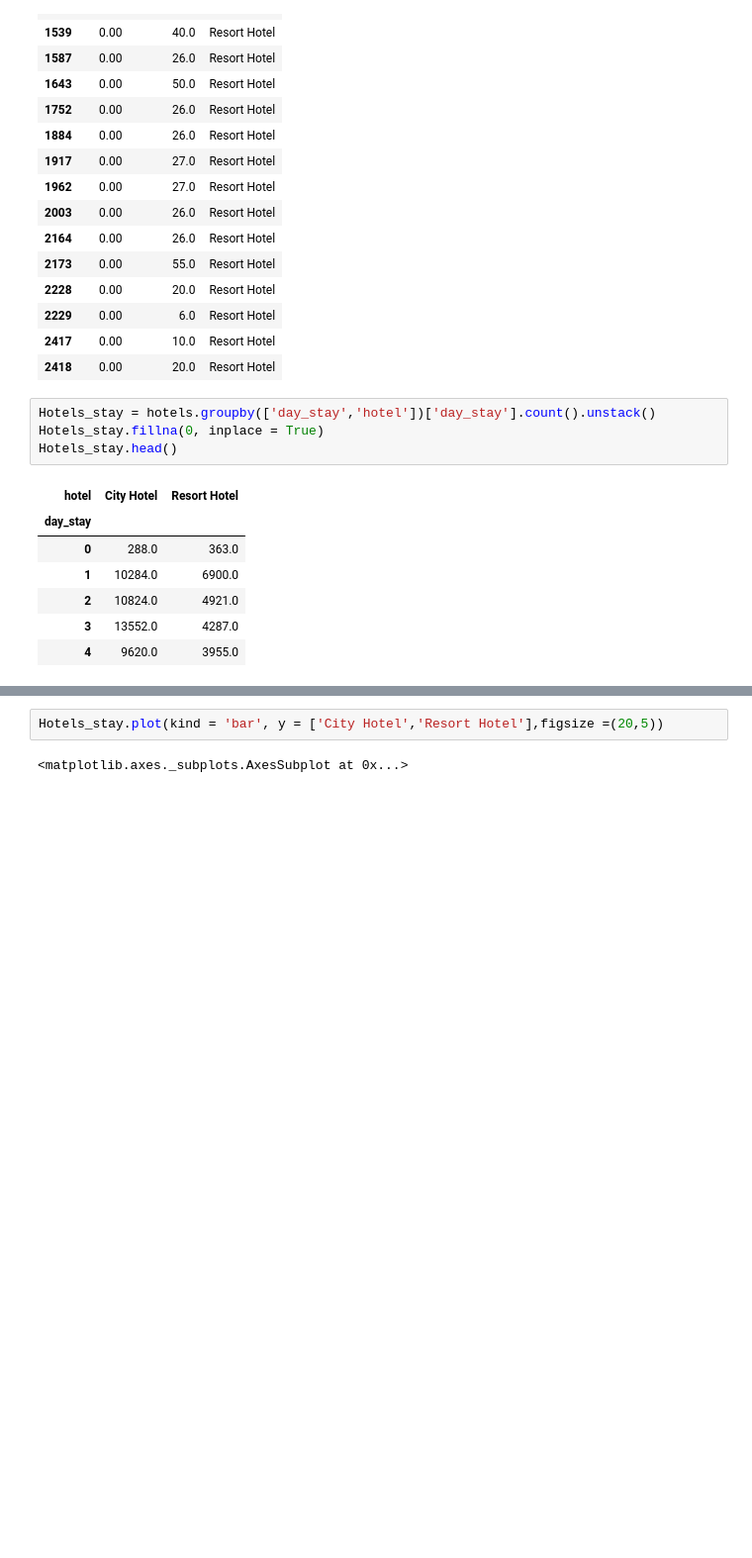
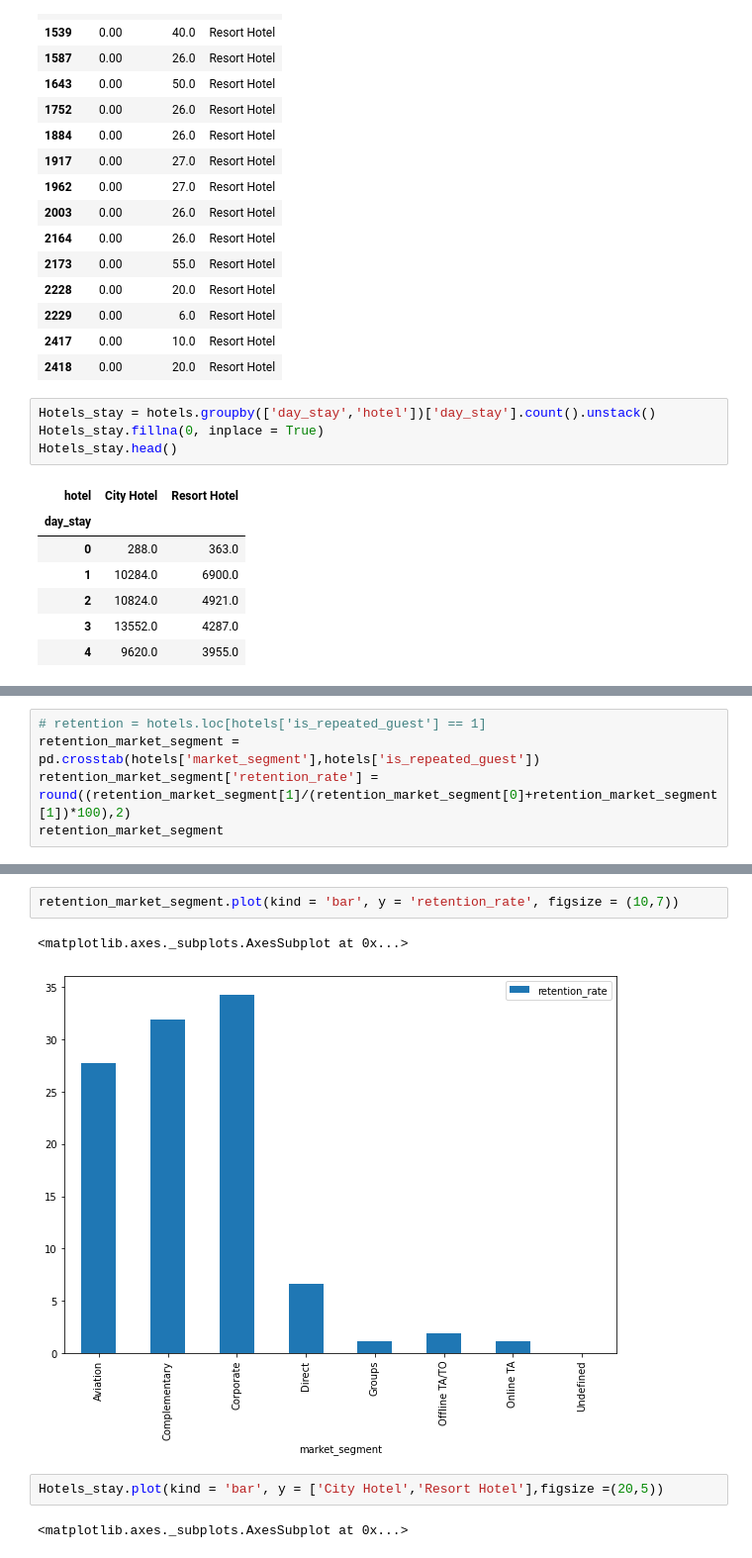
Before and after one commit to sauravkumar19/Hotel_booking_data_analysis, a Jupyter notebook: Hotel_Booking.ipynb, the cells around one changed output, grey strips where cells are left out. Shown: that part at 99% size. Cells and saved outputs as stored; diff of their text form; blank space fills up the shorter version.

```diff
--- a/Hotel_Booking.ipynb
+++ b/Hotel_Booking.ipynb
@@ -396,0 +409,5 @@ Hotels_stay.head()
+# %%
+# retention = hotels.loc[hotels['is_repeated_guest'] == 1]
+retention_market_segment = pd.crosstab(hotels['market_segment'],hotels['is_repeated_guest'])
+retention_market_segment['retention_rate'] = round((retention_market_segment[1]/(retention_market_segment[0]+retention_market_segment[1])*100),2)
+retention_market_segment
@@ -397,3 +425,8 @@ Hotels_stay.head()
+# %%
+retention_market_segment.plot(kind = 'bar', y = 'retention_rate', figsize = (10,7))
+# %% [output]
+<matplotlib.axes._subplots.AxesSubplot at 0x...>
+[figure, added]
 # %%
 Hotels_stay.plot(kind = 'bar', y = ['City Hotel','Resort Hotel'],figsize =(20,5))
 # %% [output]
```
Also changed, not shown: parts of 23 cells of this notebook.
